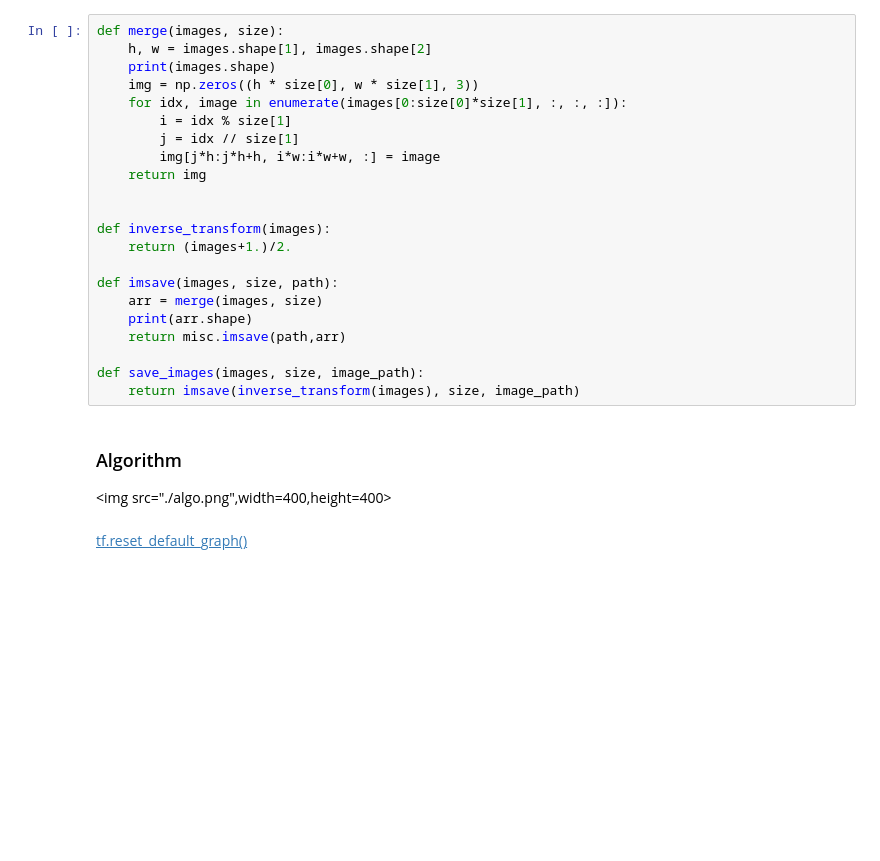
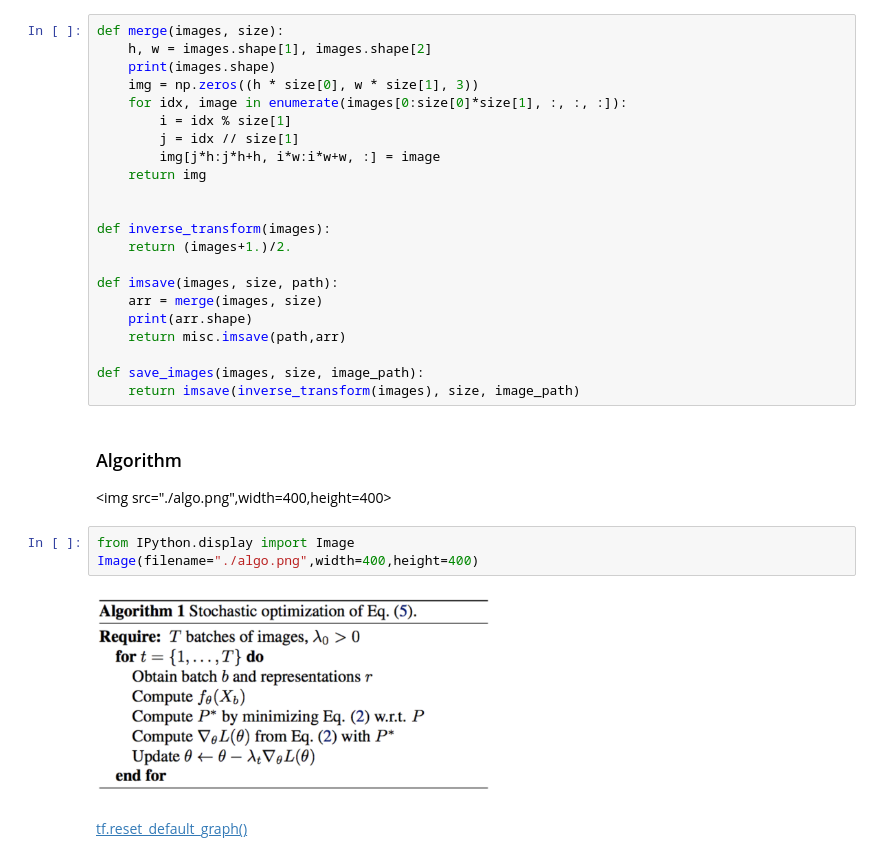
Before and after one commit to dvu4/nat_enc, a Jupyter notebook: NAT.ipynb, the cells around one changed output. Saved outputs shown, nothing was run; the diff lists cells and outputs as text; blank space fills up the shorter version.

```diff
--- a/NAT.ipynb
+++ b/NAT.ipynb
@@ -279,6 +291,11 @@ def save_images(images, size, image_path):
 ### Algorithm
 
 <img src="./algo.png",width=400,height=400>
+# %%
+from IPython.display import Image
+Image(filename="./algo.png",width=400,height=400)
+# %% [output]
+[figure, added]
 # %% [markdown]
 [tf.reset_default_graph() ](https://github.com/kratzert/finetune_alexnet_with_tensorflow/issues/8)
 # %%
```
Also changed, not shown: parts of 10 cells of this notebook.
